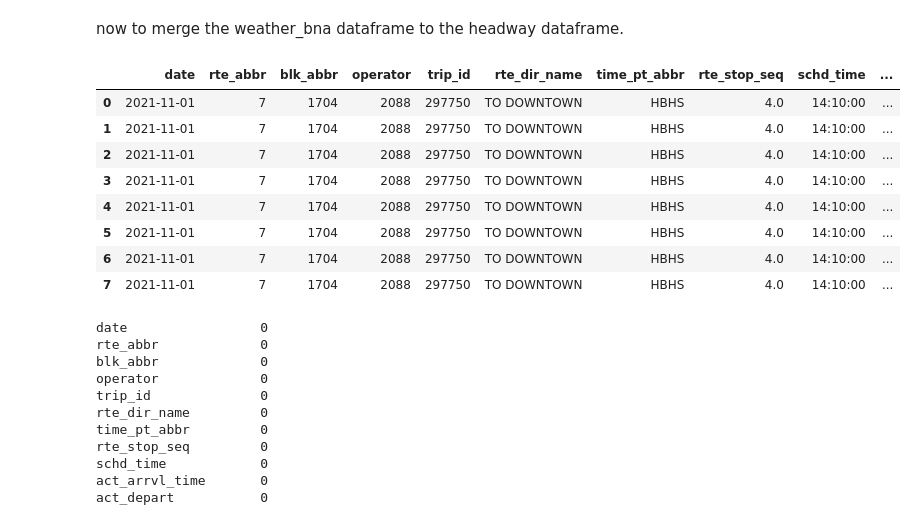
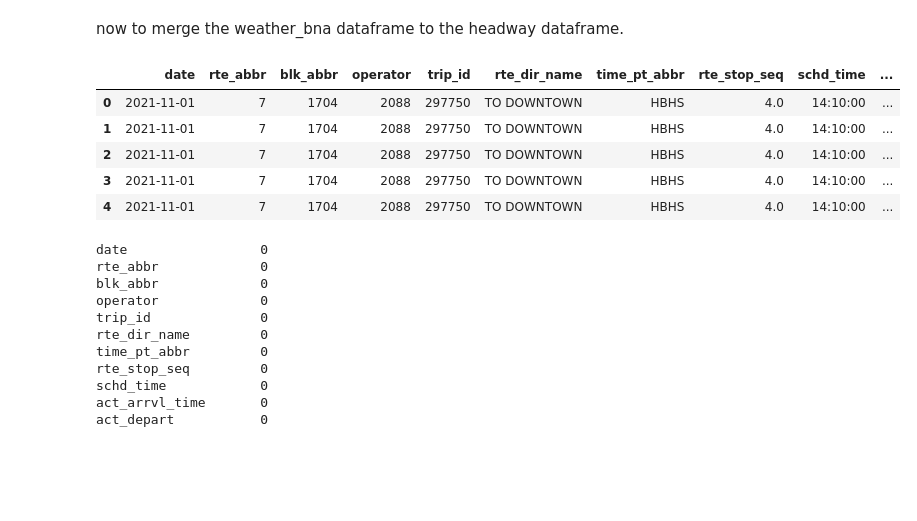
Before and after one commit to NSS-Data-Analytics-Cohort-7/wego-data-world-problems, a Jupyter notebook: notebook/wego_python-v3.ipynb, the cells around one changed output. Saved outputs shown, nothing was run; the diff lists cells and outputs as text; code cells hidden in the pictures; blank space fills up the shorter version.

```diff
--- a/notebook/wego_python-v3.ipynb
+++ b/notebook/wego_python-v3.ipynb
@@ -147,17 +147,14 @@ now to merge the weather_bna dataframe to the headway dataframe.
 # %%
 wego_trips = headway_df2.merge(bna_weather2, on=['date'], how='outer')
 # %%
-wego_trips.head(8)
+wego_trips.head()
 # %% [output]
 |  | date | rte_abbr | blk_abbr | operator | trip_id | rte_dir_name | time_pt_abbr | rte_stop_seq | schd_time | ... |
 | 0 | 2021-11-01 | 7 | 1704 | 2088 | 297750 | TO DOWNTOWN | HBHS | 4.0 | 14:10:00 | ... |
 | 1 | 2021-11-01 | 7 | 1704 | 2088 | 297750 | TO DOWNTOWN | HBHS | 4.0 | 14:10:00 | ... |
 | 2 | 2021-11-01 | 7 | 1704 | 2088 | 297750 | TO DOWNTOWN | HBHS | 4.0 | 14:10:00 | ... |
 | 3 | 2021-11-01 | 7 | 1704 | 2088 | 297750 | TO DOWNTOWN | HBHS | 4.0 | 14:10:00 | ... |
 | 4 | 2021-11-01 | 7 | 1704 | 2088 | 297750 | TO DOWNTOWN | HBHS | 4.0 | 14:10:00 | ... |
-| 5 | 2021-11-01 | 7 | 1704 | 2088 | 297750 | TO DOWNTOWN | HBHS | 4.0 | 14:10:00 | ... |
-| 6 | 2021-11-01 | 7 | 1704 | 2088 | 297750 | TO DOWNTOWN | HBHS | 4.0 | 14:10:00 | ... |
-| 7 | 2021-11-01 | 7 | 1704 | 2088 | 297750 | TO DOWNTOWN | HBHS | 4.0 | 14:10:00 | ... |
 # %%
 wego_trips.isna().sum()
 # %% [output]
```
Also changed, not shown: parts of 9 cells of this notebook.
